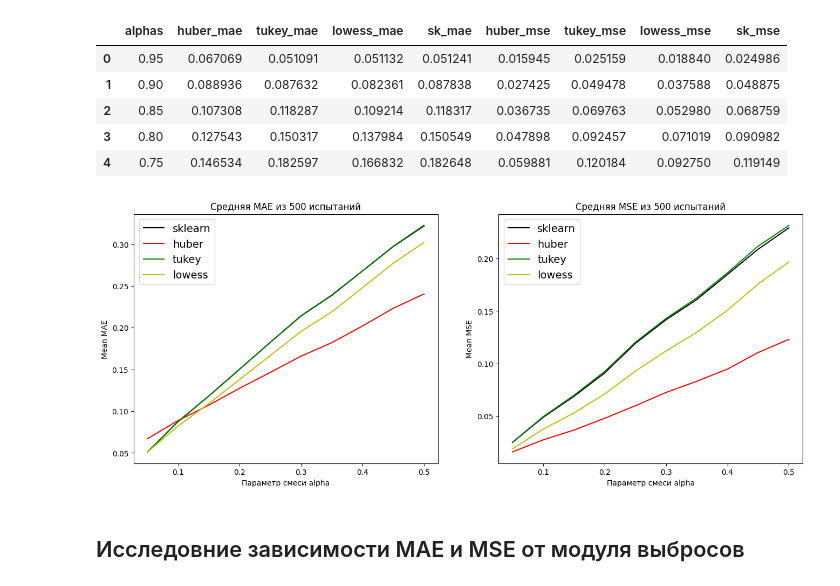
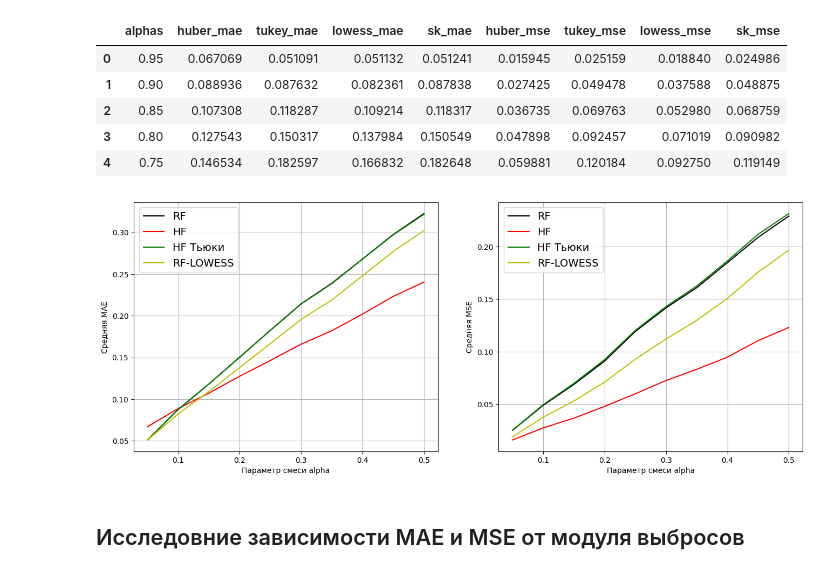
Before and after one commit to m1shutka/Robust-Radnom-Forest, a Jupyter notebook: RRF_comparison_plots.ipynb, the cells around one changed output. Cells and saved outputs as stored; diff of their text form; code cells hidden in the pictures.

```diff
--- a/RRF_comparison_plots.ipynb
+++ b/RRF_comparison_plots.ipynb
@@ -94,29 +111,31 @@ display(alphas_range_df.head())
 # %%
 plt.figure(figsize=(16, 6))
 
 plt.subplot(1, 2, 1)
-plt.title(f'Средняя MAE из 500 испытаний')
-plt.plot((1-alphas_range_df['alphas']), alphas_range_df['sk_mae'], color='black', label='sklearn')
-plt.plot((1-alphas_range_df['alphas']), alphas_range_df['huber_mae'], color='r', label='huber')
-plt.plot((1-alphas_range_df['alphas']), alphas_range_df['tukey_mae'], color='g', label='tukey')
-plt.plot((1-alphas_range_df['alphas']), alphas_range_df['lowess_mae'], color='y', label='lowess')
+#plt.title(f'Средняя MAE из 500 испытаний')
+plt.plot((1-alphas_range_df['alphas']), alphas_range_df['sk_mae'], color='black', label='RF')
+plt.plot((1-alphas_range_df['alphas']), alphas_range_df['huber_mae'], color='r', label='HF')
+plt.plot((1-alphas_range_df['alphas']), alphas_range_df['tukey_mae'], color='g', label='HF Тьюки')
+plt.plot((1-alphas_range_df['alphas']), alphas_range_df['lowess_mae'], color='y', label='RF-LOWESS')
 plt.xlabel('Параметр смеси alpha')
-plt.ylabel('Mean MAE')
+plt.ylabel('Средняя MAE')
+plt.grid()
 plt.legend(fontsize=14)
 
 plt.subplot(1, 2, 2)
-plt.title(f'Средняя MSE из 500 испытаний')
-plt.plot((1-alphas_range_df['alphas']), alphas_range_df['sk_mse'], color='black', label='sklearn')
-plt.plot((1-alphas_range_df['alphas']), alphas_range_df['huber_mse'], color='r', label='huber')
-plt.plot((1-alphas_range_df['alphas']), alphas_range_df['tukey_mse'], color='g', label='tukey')
-plt.plot((1-alphas_range_df['alphas']), alphas_range_df['lowess_mse'], color='y', label='lowess')
+#plt.title(f'Средняя MSE из 500 испытаний')
+plt.plot((1-alphas_range_df['alphas']), alphas_range_df['sk_mse'], color='black', label='RF')
+plt.plot((1-alphas_range_df['alphas']), alphas_range_df['huber_mse'], color='r', label='HF')
+plt.plot((1-alphas_range_df['alphas']), alphas_range_df['tukey_mse'], color='g', label='HF Тьюки')
+plt.plot((1-alphas_range_df['alphas']), alphas_range_df['lowess_mse'], color='y', label='RF-LOWESS')
 plt.xlabel('Параметр смеси alpha')
-plt.ylabel('Mean MSE')
+plt.ylabel('Средняя MSE')
 plt.legend(fontsize=14)
+plt.grid()
 plt.savefig('Plots/alphas_range.png')
 plt.show()
 # %% [output]
-[figure, old version]
+[figure, new version]
 # %% [markdown]
 ## Исследовние зависимости МАЕ и MSE от модуля выбросов
 # %%
```
Also changed, not shown: parts of 5 cells of this notebook, 2 other files.
